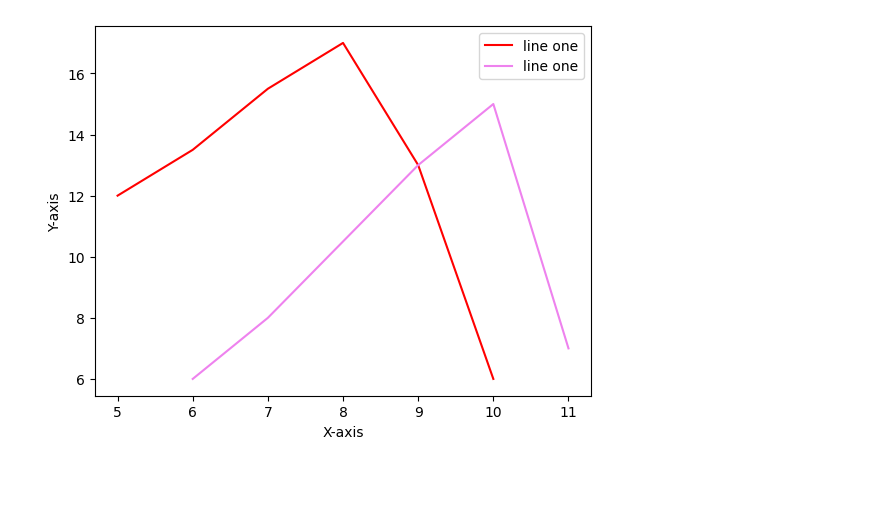
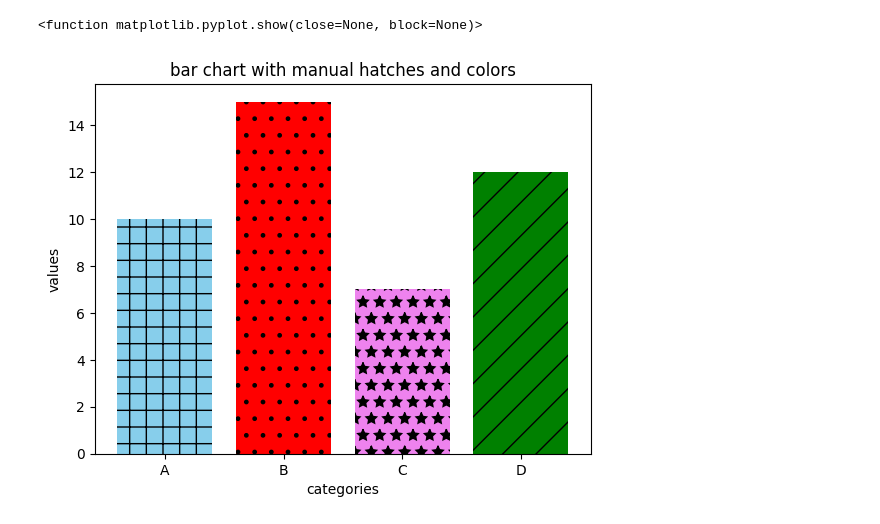
Before and after one commit to Jayasri3008/python-colab, a Jupyter notebook: Welcome_To_Colab.ipynb, the cells around one changed output. Saved outputs shown, nothing was run; the diff lists cells and outputs as text; code cells hidden in the pictures; blank space fills up the shorter version.

```diff
--- a/Welcome_To_Colab.ipynb
+++ b/Welcome_To_Colab.ipynb
@@ -1,20 +1,29 @@
 # %% [markdown]
 <a href="https://colab.research.google.com/github/Jayasri3008/python-colab/blob/main/Welcome_To_Colab.ipynb" target="_parent"><img src="https://colab.research.google.com/assets/colab-badge.svg" alt="Open In Colab"/></a>
-# %%
-import matplotlib.pyplot as plt
-
-
-xpoints = [5,6,7,8,9,10]
-x1points = [6,7,8,9,10,11]
-ypoints = [12,13.5,15.5,17,13,6]
-y2points = [6,8,10.5,13,15,7]
-
-plt.plot(xpoints,ypoints,label="line one",color="red")
-plt.plot(x1points,y2points,label="line one",color="violet")
-plt.xlabel("X-axis")
-plt.ylabel("Y-axis")
-plt.legend()
-
-plt.show()
-# %% [output]
-[figure, removed]
+# %%
+import matplotlib.pyplot as plt
+categories =['A','B','C','D']
+values = [10,15,7,12]
+
+graph = plt.bar(categories,values)
+
+graph[0].set_hatch('+')
+graph[0].set_facecolor('skyblue')
+
+graph[1].set_hatch('.')
+graph[1].set_facecolor('red')
+
+graph[2].set_hatch('*')
+graph[2].set_facecolor('violet')
+
+graph[3].set_hatch('/')
+graph[3].set_facecolor('green')
+
+plt.xlabel('categories')
+plt.ylabel('values')
+plt.title('bar chart with manual hatches and colors')
+
+plt.show
+# %% [output]
+<function matplotlib.pyplot.show(close=None, block=None)>
+[figure, added]
```
